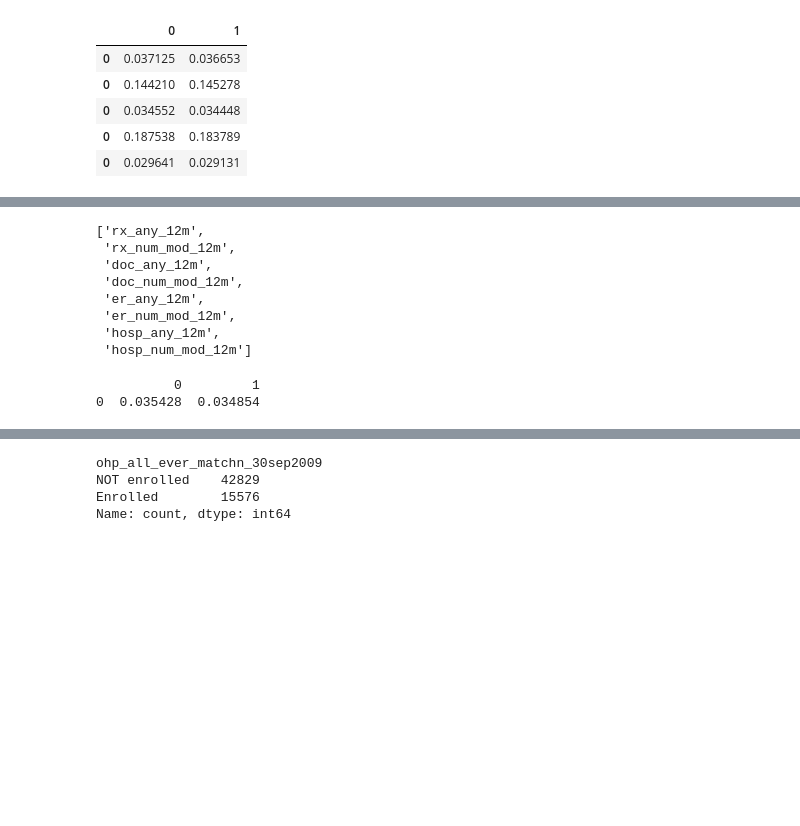
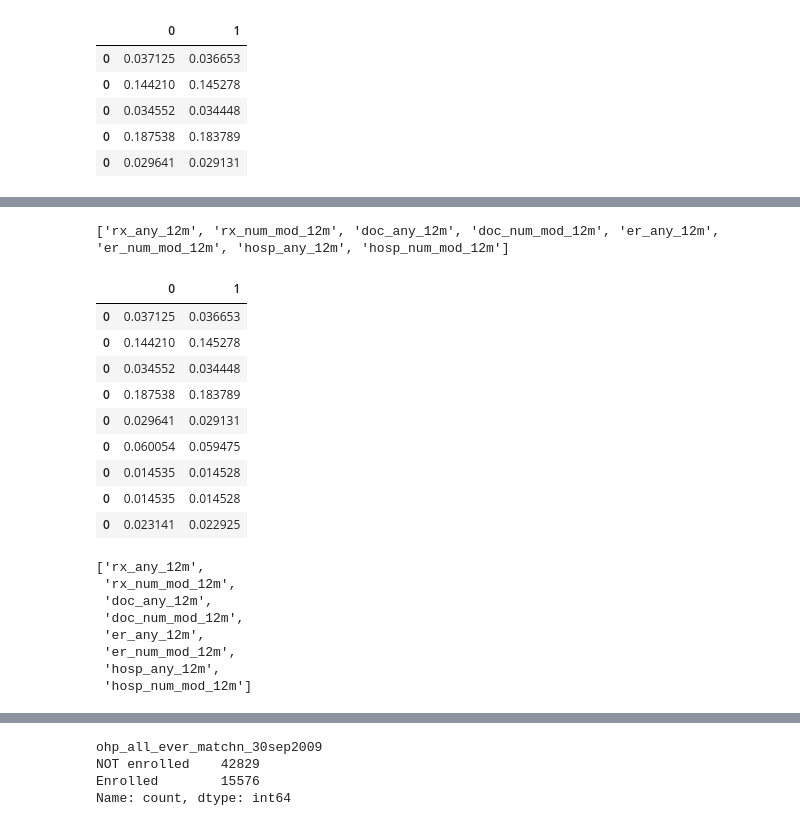
Before and after one commit to Yasmineouattara/ML_for_Econ_Final_Project, a Jupyter notebook: Data12m_NA_experiment_Donna.ipynb, the cells around one changed output, grey strips where cells are left out. Saved outputs shown, nothing was run; the diff lists cells and outputs as text; code cells hidden in the pictures; blank space fills up the shorter version.

```diff
--- a/Data12m_NA_experiment_Donna.ipynb
+++ b/Data12m_NA_experiment_Donna.ipynb
@@ -2013,0 +2224,7 @@ tau_bootstraps = Parallel(n_jobs=-1)(
+# %%
+hosp_any_se_x = np.std(hosp_any_tau_bootstraps[0])
+hosp_any_se_xw = np.std(hosp_any_tau_bootstraps[1])
+
+temp = pd.DataFrame([hosp_any_se_x, hosp_any_se_xw]).T
+se_df = pd.concat([se_df, temp], axis = 0)
+se_df
@@ -2014,3 +2240,43 @@ tau_bootstraps = Parallel(n_jobs=-1)(
+# %%
+print(outcome1)
+# %% [output]
+['rx_any_12m', 'rx_num_mod_12m', 'doc_any_12m', 'doc_num_mod_12m', 'er_any_12m', 'er_num_mod_12m', 'hosp_any_12m', 'hosp_num_mod_12m']
+# %%
+Y_b = ['hosp_num_mod_12m']
+Y = 'hosp_num_mod_12m'
+
+hosp_num_vars = W + X + Z_b + D_b + S_b + Y_b
+hosp_num_data = f12m_imp_data[hosp_num_vars]
+# %%
+bootstraps = 100
+n = hosp_num_data.shape[0]
+
+tau_bootstraps = Parallel(n_jobs=-1)(
+    delayed(lambda: dml_tau_est1(hosp_num_data.sample(n, replace=True), W, X_alt, Z, D, S, Y))() for _ in range(1, bootstraps + 1))
+# %%
+hosp_num_tau_bootstraps = tau_bootstraps
+#hosp_num_tau_bootstraps_copy = hosp_num_tau_bootstraps
+
+hosp_num_tau_bootstraps = pd.DataFrame(hosp_num_tau_bootstraps)
+#hosp_num_tau_bootstraps
+# %%
+hosp_num_se_x = np.std(hosp_num_tau_bootstraps[0])
+hosp_num_se_xw = np.std(hosp_num_tau_bootstraps[1])
+
+temp = pd.DataFrame([hosp_num_se_x, hosp_num_se_xw]).T
+se_df = pd.concat([se_df, temp], axis = 0)
+se_df
+# %% [output]
+|  | 0 | 1 |
+| 0 | 0.037125 | 0.036653 |
+| 0 | 0.144210 | 0.145278 |
+| 0 | 0.034552 | 0.034448 |
+| 0 | 0.187538 | 0.183789 |
+| 0 | 0.029641 | 0.029131 |
+| 0 | 0.060054 | 0.059475 |
+| 0 | 0.014535 | 0.014528 |
+| 0 | 0.014535 | 0.014528 |
+| 0 | 0.023141 | 0.022925 |
 # %%
 outcome1
 # %% [output]
@@ -2022,28 +2288,3 @@ outcome1
  'er_num_mod_12m',
  'hosp_any_12m',
  'hosp_num_mod_12m']
-# %%
-# Bhavya's Code for SE - 1
-
-# df for storing standard errors
-se_rx_any_df = pd.DataFrame()
-
-bootstraps = 100
-n = rx_any_data.shape[0]
-
-# bootstrapping
-tau_bootstraps = Parallel(n_jobs=-1)(
-    delayed(dml_tau_est1)(rx_any_data.sample(n, replace=True), W, X_alt, Z, D, S, Y) for _ in range(bootstraps))
-
-# bootstrapped estimates to a df
-tau_bootstraps_df = pd.DataFrame(tau_bootstraps)
-
-# SE for each column
-se = tau_bootstraps_df.std()
-
-se_rx_any_df = pd.concat([se_rx_any_df, se.to_frame().T], ignore_index=True)
-
-print(se_rx_any_df)
-# %% [output]
-          0         1
-0  0.035428  0.034854
```
Also changed, not shown: parts of 34 cells of this notebook.
